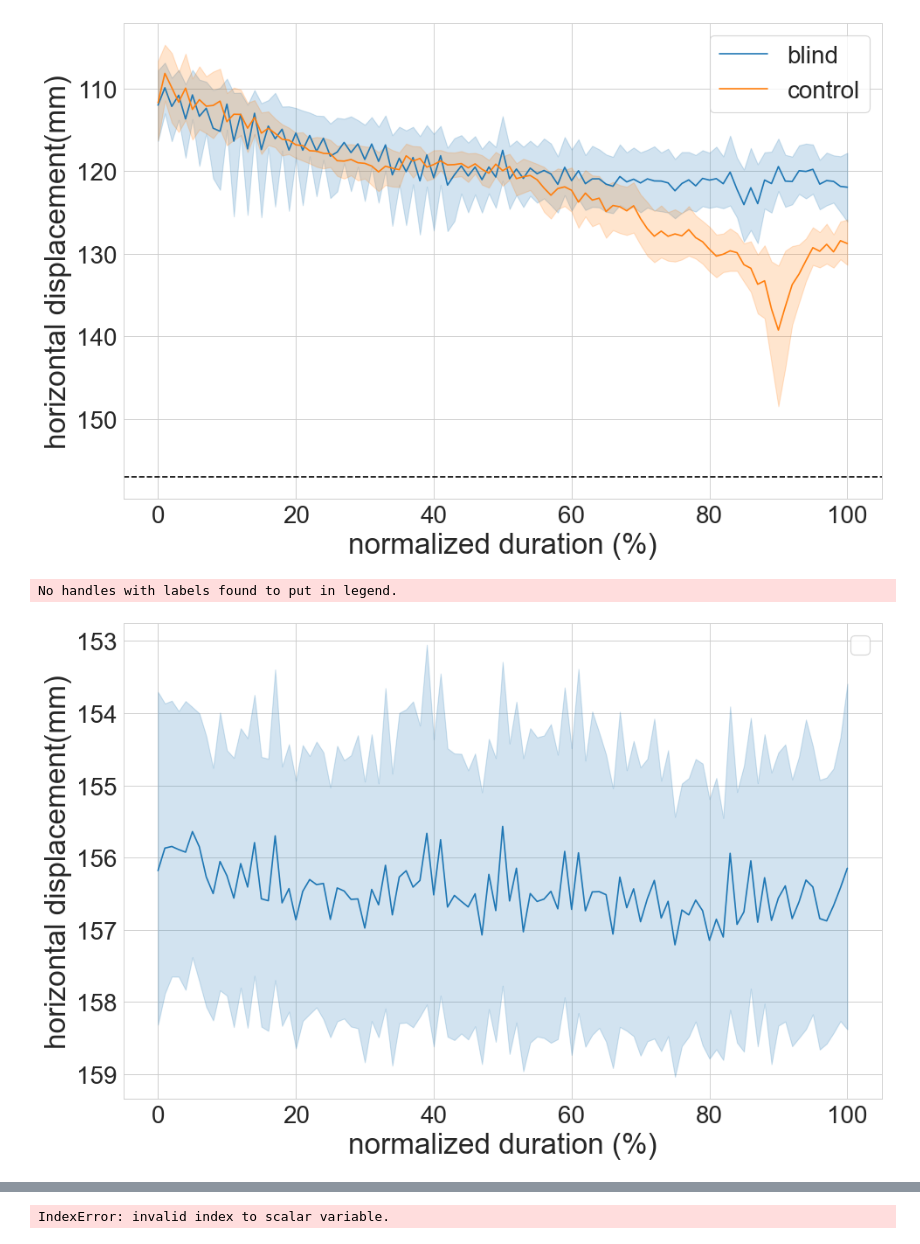
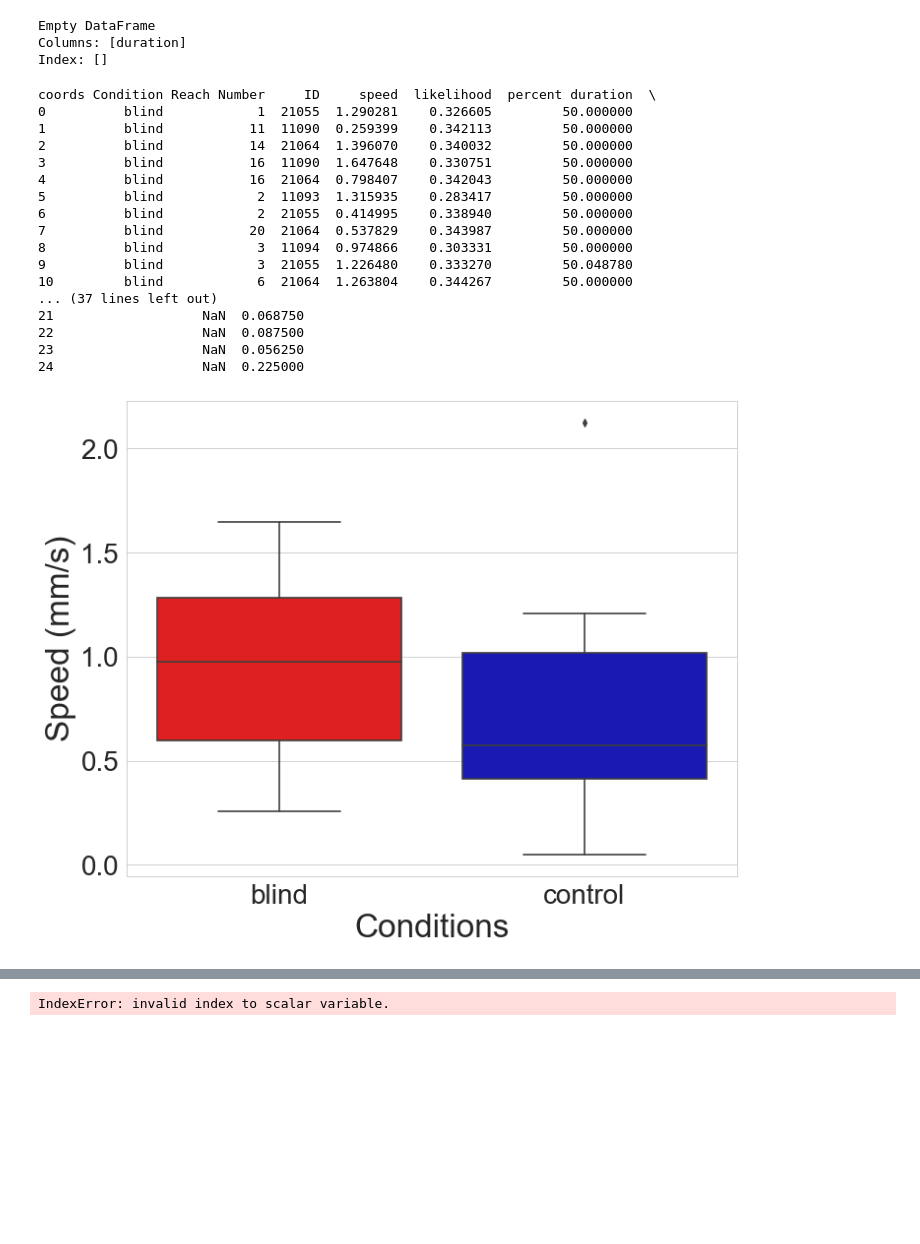
Before and after one commit to guatomallin/reachandgrasp, a Jupyter notebook: notebooks/simpleKinematics.ipynb, the cells around one changed output, grey strips where cells are left out. Drawn from its saved outputs; the diff is of its cells as text; code cells hidden in the pictures; blank space fills up the shorter version.

```diff
--- a/notebooks/simpleKinematics.ipynb
+++ b/notebooks/simpleKinematics.ipynb
@@ -445,34 +262,43 @@ fig16.savefig('/Users/carlospineda/Documents/Projects/brownbag/brownbag2022_retr
-# %%
-ax = plt.figure(figsize=(14,9), dpi= 80)
-sns.set_style('whitegrid')
-my_pal= {'blind':'mediumblue','control':'crimson'}
-#invert_yaxis()
-ax=sns.lineplot(x=data_singlereach_alladded_combined_retraction[scorer, 'Animal Infor', 'percent duration'], y=data_singlereach_alladded_combined_retraction[scorer, 'EarR', 'y'],hue = data_singlereach_alladded_combined_retraction[scorer, 'Animal Infor', 'Condition'],data=data_singlereach_alladded_combined_retraction)
-ax.invert_yaxis()
-ax.axhline(157, ls='--', c='k')
-plt.xlabel('normalized duration (%)', fontsize=30)
-plt.ylabel('horizontal displacement(mm)', fontsize=30)
-plt.tick_params(axis = 'both', which = 'major', labelsize = 25)
-plt.legend(loc=0, prop={'size': 25})
-
-fig17= ax.get_figure()
-fig17.savefig('/Users/carlospineda/Documents/Projects/brownbag/brownbag2022_retract_EarR_y_condition_552022.png')
-# %% [output]
-[figure, removed]
-# %%
-ax = plt.figure(figsize=(14,9), dpi= 80)
-sns.set_style('whitegrid')
-my_pal= {'blind':'mediumblue','control':'crimson'}
-#invert_yaxis()
-ax=sns.lineplot(x=data_singlereach_alladded_combined_retraction[scorer, 'Animal Infor', 'percent duration'], y=data_singlereach_alladded_combined_retraction[scorer, 'Platform', 'y'],data=data_singlereach_alladded_combined_retraction)
-ax.invert_yaxis()
-plt.xlabel('normalized duration (%)', fontsize=30)
-plt.ylabel('horizontal displacement(mm)', fontsize=30)
-plt.tick_params(axis = 'both', which = 'major', labelsize = 25)
-plt.legend(loc=0, prop={'size': 25})
-
-fig17= ax.get_figure()
-#fig17.savefig('/Users/carlospineda/Documents/Projects/brownbag/brownbag2022_retract_EarR_x_condition_552022.png')
-# %% [output]
-No handles with labels found to put in legend.
-[figure, removed]
+# %%
+print(duration_combined_extent)
+# %% [output]
+Empty DataFrame
+Columns: [duration]
+Index: []
+# %%
+#% Calculate average speed
+speed_groupmean = data_speed_alladded_combined_extention.groupby(['Condition', 'Reach Number', 'ID']).mean()
+speed_groupmean.reset_index(inplace = True)
+print(speed_groupmean)
+
+#Plot
+speedboxplot = plt.figure(figsize=(10,8), dpi= 80)
+sns.set_style('whitegrid')
+my_pal= {'blind':'red','control':'mediumblue'}
+speedboxplot = sns.boxplot(x = 'Condition', y = 'speed', data = speed_groupmean, palette = my_pal)
+#sns.color_palette('Set2')
+#invert_yaxis()
+plt.xlabel('Conditions', fontsize=30)
+plt.ylabel('Speed (mm/s)', fontsize=30)
+plt.tick_params(axis = 'both', which = 'major', labelsize = 25)
+fig1 = speedboxplot.get_figure()
+fig1.savefig('/Users/carlospineda/Documents/Projects/brownbag/brownbag2022_speedbycondition_552022.png')
+# %% [output]
+coords Condition Reach Number     ID     speed  likelihood  percent duration  \
+0          blind            1  21055  1.290281    0.326605         50.000000
+1          blind           11  11090  0.259399    0.342113         50.000000
+2          blind           14  21064  1.396070    0.340032         50.000000
+3          blind           16  11090  1.647648    0.330751         50.000000
+4          blind           16  21064  0.798407    0.342043         50.000000
+5          blind            2  11093  1.315935    0.283417         50.000000
+6          blind            2  21055  0.414995    0.338940         50.000000
+7          blind           20  21064  0.537829    0.343987         50.000000
+8          blind            3  11094  0.974866    0.303331         50.000000
+9          blind            3  21055  1.226480    0.333270         50.048780
+10         blind            6  21064  1.263804    0.344267         50.000000
+... (37 lines left out)
+21                   NaN  0.068750
+22                   NaN  0.087500
+23                   NaN  0.056250
+24                   NaN  0.225000
+[figure, added]
```
Also changed, not shown: parts of 35 cells of this notebook, 2 other files.
